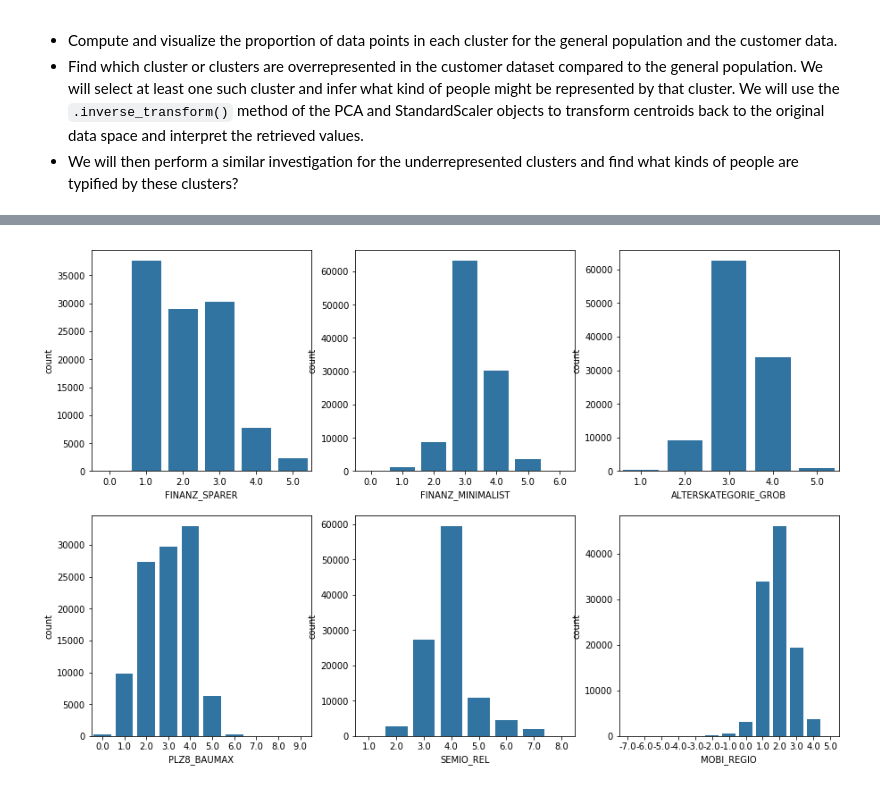
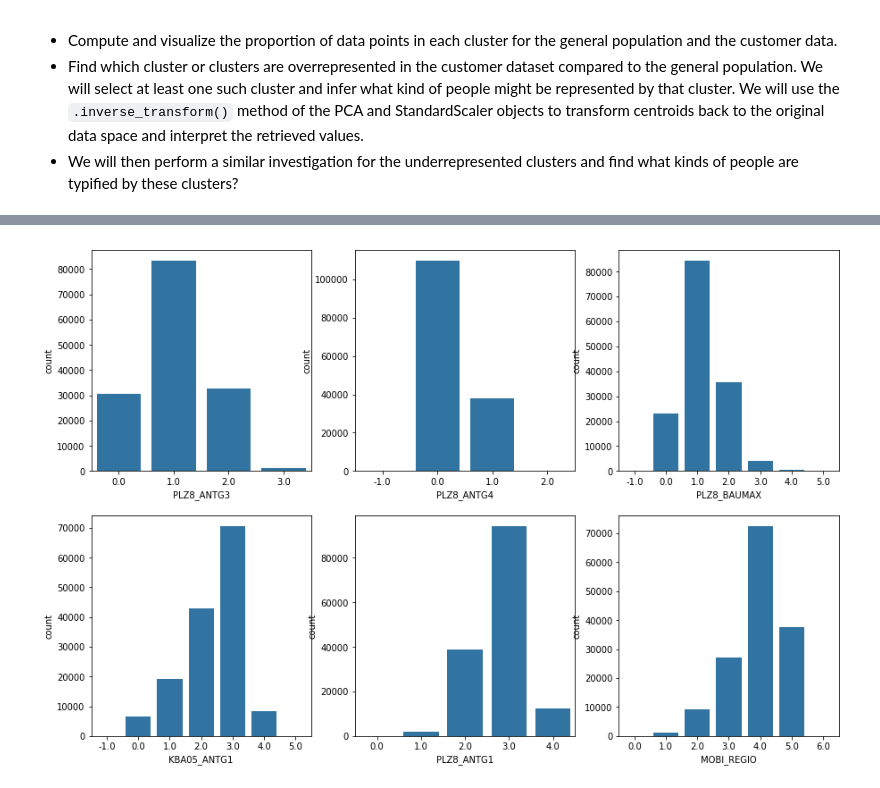
Before and after one commit to Julienbeaulieu/Identify-Customer-Segments-with-Arvato, a Jupyter notebook: Identify_Customer_Segments.ipynb, the cells around one changed output, grey strips where cells are left out. Saved outputs shown, nothing was run; the diff lists cells and outputs as text; code cells hidden in the pictures.

```diff
--- a/Identify_Customer_Segments.ipynb
+++ b/Identify_Customer_Segments.ipynb
@@ -584,8 +550,6 @@ life_stage = {11:1, 12:2, 13:3, 14:4, 15:5,
               31:1, 32:2, 33:3, 34:4, 35:5,
               41:1, 42:2, 43:3, 44:4, 45:5,
               51:1, 52:2, 53:3, 54:4, 55:5}
-# Convert value 'XX' to NaN
-azdias_new = azdias_new.replace('XX', np.nan)
 # %%
 # Create 2 new columns with our maped values
 azdias_new['wealth'] = azdias_new['CAMEO_INTL_2015'].astype(float).replace(wealth)
@@ -719,11 +686,8 @@ Before we apply dimensionality reduction techniques to the data, we need to perf
 # %%
 # Clean null values
 
-# First round of getting rid of null values.
-azdias_new.fillna(method='ffill', axis=0)
-
-# Second round of getting rid of null values with imputer
-imputer = Imputer(missing_values='NaN', strategy='most_frequent')
+# Get rid of null values with imputer
+imputer = Imputer(missing_values='NaN', strategy='mean')
 df_azdias = pd.DataFrame(imputer.fit_transform(azdias_new))
 df_azdias.columns = azdias_new.columns
 df_azdias.index = azdias_new.index
@@ -841,6 +800,6 @@ scree_plot(pca)
 # %%
-# Re-apply PCA to the data and keep principal components with an explained variance ratio above 1%
-pca = PCA(n_components=21)
+# Re-apply PCA to the data and keep the first 20 principal components
+pca = PCA(n_components=20)
 pca_X = pca.fit_transform(scaled_df)
 pca_X
 # %% [output]
@@ -1147,11 +1118,11 @@ def cluster_representation(k, kmeans_predictions):
     cluster_data = scaler.inverse_transform(pca.inverse_transform(pca_X[kmeans_predictions==k]))
 
     # create a dataframe of our cluster and round the numbers
-    df_cluster = pd.DataFrame(cluster_data.round(), columns = customers_cleaned.columns)
+    df_cluster = pd.DataFrame(cluster_data.round(), columns = customers.columns)
 
     # Take the features that had the highest weights for the first principal component
     # These were the features that had the highest importance - let's visualize them with only the data of our cluster
-    cols = ['FINANZ_SPARER', 'FINANZ_MINIMALIST', 'ALTERSKATEGORIE_GROB', 'PLZ8_BAUMAX', 'SEMIO_REL', 'MOBI_REGIO']
+    cols = ['PLZ8_ANTG3', 'PLZ8_ANTG4', 'PLZ8_BAUMAX', 'KBA05_ANTG1', 'PLZ8_ANTG1', 'MOBI_REGIO']
 
     # Plot distribution of most important features for our cluster
     fig, axes = plt.subplots(2, 3) # grid of 2x3 subplots
@@ -1163,9 +1134,9 @@ def cluster_representation(k, kmeans_predictions):
         sns.countplot(x=cols[i], data = df_cluster, color = base_color)
 # %%
 # Check demographics of people in cluster 5, which is most represented cluster in our customer dataset
-cluster_representation(5, kmeans_predictions=general_labels)
+cluster_representation(4, kmeans_predictions=general_labels)
 # %% [output]
-[figure, old version]
+[figure, new version]
 # %%
 # Check demographics of people in cluster 1, which is most unrepresented cluster in our customer dataset
 cluster_representation(0, kmeans_predictions=general_labels)
```
Also changed, not shown: parts of 61 cells of this notebook, 1 other file.
